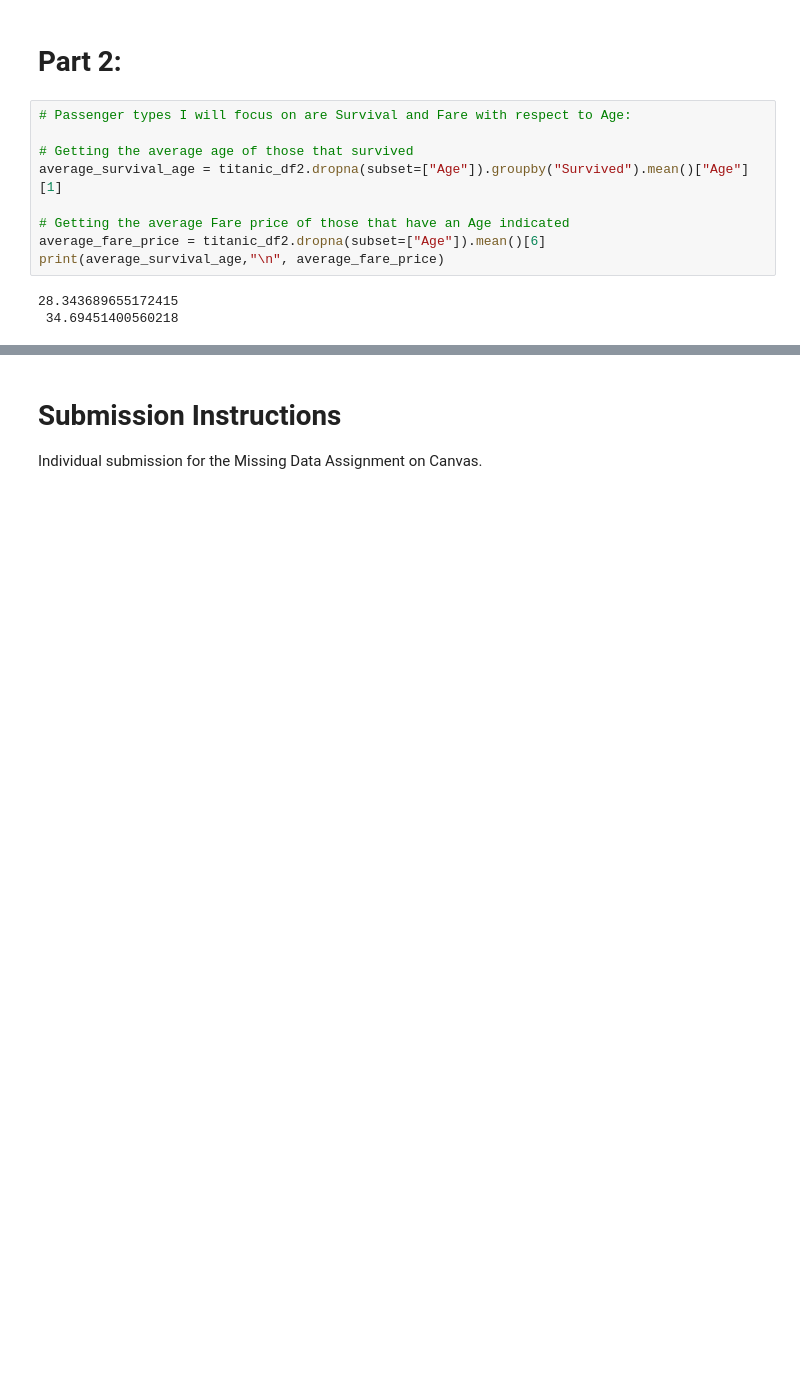
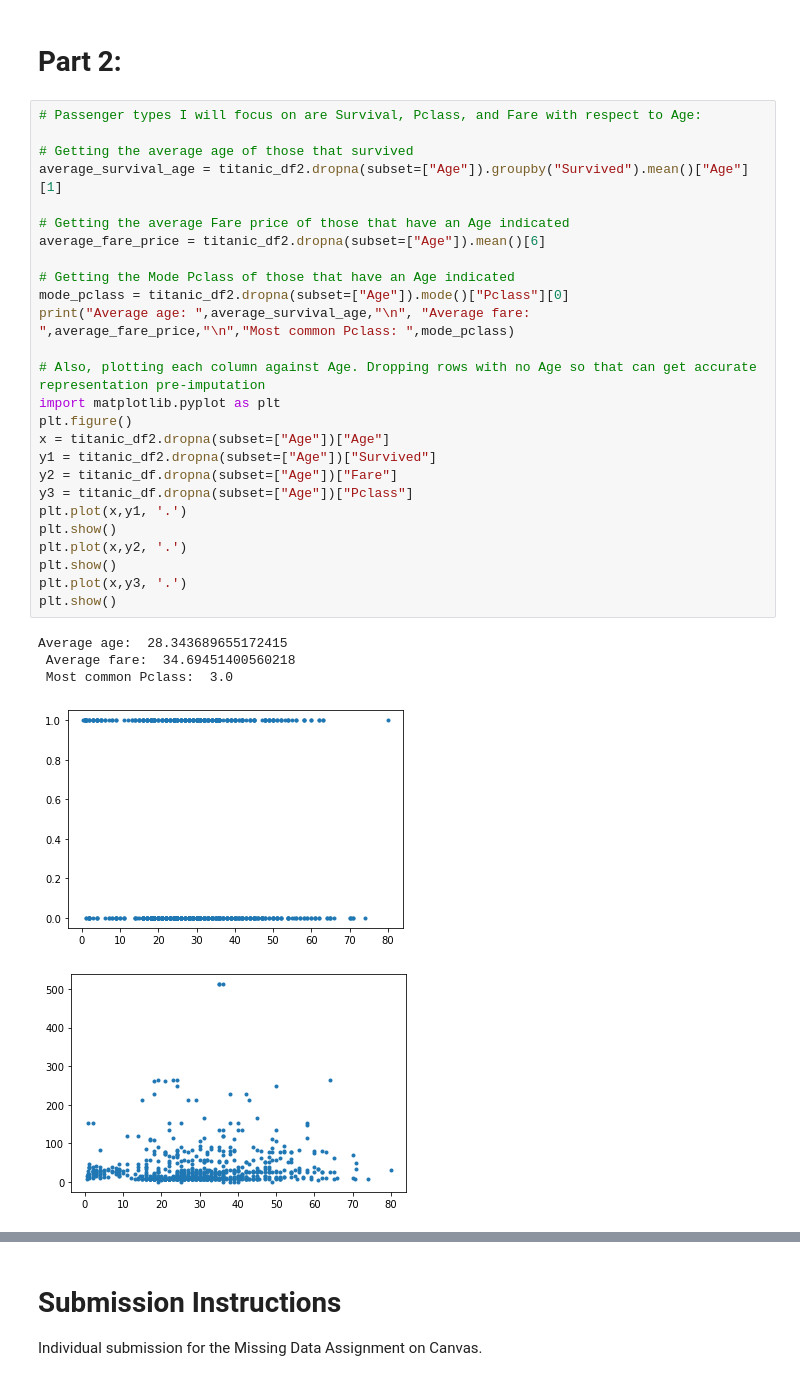
Before and after one commit to JacobBRodriguez/SJSU, a Jupyter notebook: Fall 2020/CMPE 255/Missing Data Exercises-part1.ipynb, the cells around one changed output, grey strips where cells are left out. Drawn from its saved outputs; the diff is of its cells as text; blank space fills up the shorter version.

Commit message:
Updated Part 2 with new feature and graphs

```diff
--- a/Fall 2020/CMPE 255/Missing Data Exercises-part1.ipynb
+++ b/Fall 2020/CMPE 255/Missing Data Exercises-part1.ipynb
@@ -218,14 +218,34 @@ When compared to original Age column, both the median and mean of individual sex
 # %% [markdown]
 # Part 2:
 # %%
-# Passenger types I will focus on are Survival and Fare with respect to Age:
+# Passenger types I will focus on are Survival, Pclass, and Fare with respect to Age:
 
 # Getting the average age of those that survived
 average_survival_age = titanic_df2.dropna(subset=["Age"]).groupby("Survived").mean()["Age"][1]
 
 # Getting the average Fare price of those that have an Age indicated
 average_fare_price = titanic_df2.dropna(subset=["Age"]).mean()[6]
-print(average_survival_age,"\n", average_fare_price)
+
+# Getting the Mode Pclass of those that have an Age indicated
+mode_pclass = titanic_df2.dropna(subset=["Age"]).mode()["Pclass"][0]
+print("Average age: ",average_survival_age,"\n", "Average fare: ",average_fare_price,"\n","Most common Pclass: ",mode_pclass)
+
+# Also, plotting each column against Age. Dropping rows with no Age so that can get accurate representation pre-imputation
+import matplotlib.pyplot as plt
+plt.figure()
+x = titanic_df2.dropna(subset=["Age"])["Age"]
+y1 = titanic_df2.dropna(subset=["Age"])["Survived"]
+y2 = titanic_df.dropna(subset=["Age"])["Fare"]
+y3 = titanic_df.dropna(subset=["Age"])["Pclass"]
+plt.plot(x,y1, '.')
+plt.show()
+plt.plot(x,y2, '.')
+plt.show()
+plt.plot(x,y3, '.')
+plt.show()
 # %% [output]
-28.343689655172415
- 34.69451400560218
+Average age:  28.343689655172415
+ Average fare:  34.69451400560218
+ Most common Pclass:  3.0
+[figure, added]
+[figure, added]
```
Also changed, not shown: parts of 6 cells of this notebook.
